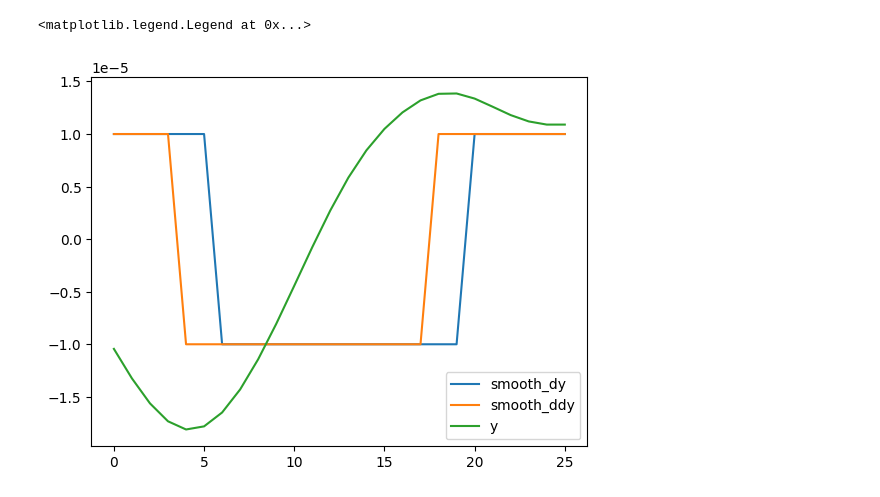
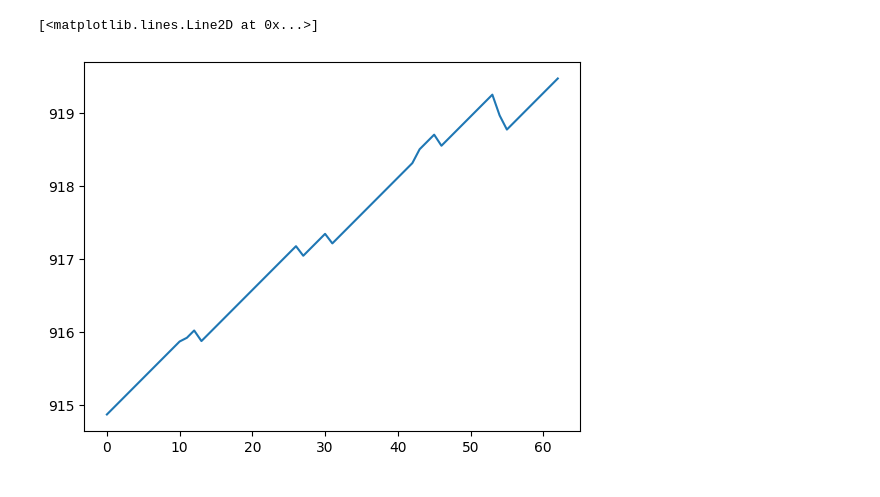
Before and after one commit to Excaliabure/FinancialGamble, a Jupyter notebook: Forex/oanda/solution1.ipynb, the cells around one changed output. Cells and saved outputs as stored; diff of their text form; code cells hidden in the pictures.

```diff
--- a/Forex/oanda/solution1.ipynb
+++ b/Forex/oanda/solution1.ipynb
@@ -2,53 +2,59 @@
 import json
 import matplotlib.pyplot as plt
 import numpy as np
-from utils import smooth_ma
-q = open("data_history.json")
+from utils import smooth_ma, deriv
+q = open("data.json")
 f = json.load(q)
 q.close()
 
 
 
-y = smooth_ma(np.array(f['y'])[:30])
+y = np.array(f['y'])[:200]
 
 
 
 dy = np.array(f['dy'])[:30]
 dy = smooth_ma(dy)
 dy[dy<=0] = -0.00001
 dy[dy>0] = 0.00001
-plt.plot(dy[4:],label='smooth_dy')
+# plt.plot(dy[4:],label='smooth_dy')
 
 
 ddy = np.array(f['ddy'])[:30]
 ddy = smooth_ma(ddy)
 ddy[ddy<=0] = -0.00001
 ddy[ddy>0] = 0.00001
-plt.plot(ddy[4:],label='smooth_ddy')
+# plt.plot(ddy[4:],label='smooth_ddy')
 
 
 # dy = smooth_ma(np.array(f['dy'])[:30] * 20)
 
 ddy = np.array(f['ddy'])[:30]
 # ddy = smooth_ma(np.array(f['ddy'])[:30]* 20)
 
-# buy = f['bought'][1:10]
-# tbuy = f['tbought'][1:10]
-# sell = f['sold'][1:10]
-# tsell = f['tsold'][1:10]
+buy = f['bought'][1:10]
+tbuy = f['tbought'][1:10]
+sell = f['sold'][1:10]
+tsell = f['tsold'][1:10]
+bal = f['bal']
+bal = np.array(bal)
 
 
-y -= y.mean()
-y /= 10
-plt.plot(y[4:],label='y')
+plt.plot(bal)
+
+# y -= y.mean()
+# y /= 10
+# plt.plot(y[4:],label='y')
 # plt.plot((dy + y.mean())[8:15],label='dy')
 # plt.plot((ddy + y.mean())[8:15],label='ddy')
 
 # plt.plot(dy[4:],label='dy')
 # plt.plot((ddy)[8:15],label='ddy')
-# plt.scatter(tbuy,buy, label='buy')
-# plt.scatter(tsell,sell, label='sell')
-plt.legend()
+# s = 0
+# e = 9
+# plt.scatter(tbuy[s:e],buy[s:e], label='buy')
+# plt.scatter(tsell[s:e],sell[s:e], label='sell')
+# plt.legend()
 # %% [output]
-<matplotlib.legend.Legend at 0x...>
+[<matplotlib.lines.Line2D at 0x...>]
-[figure, old version]
+[figure, new version]
```
Also changed, not shown: parts of 5 cells of this notebook, 17 other files.
